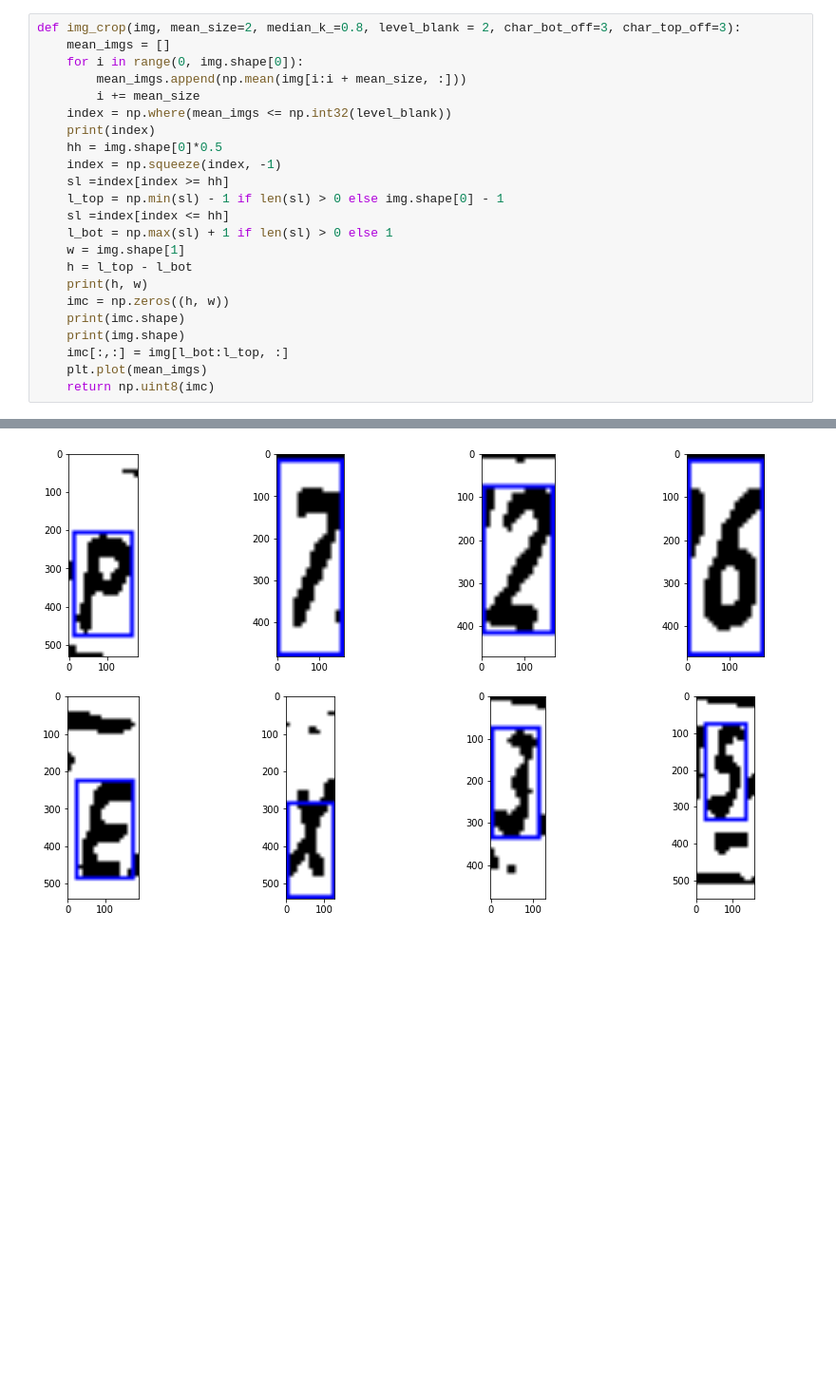
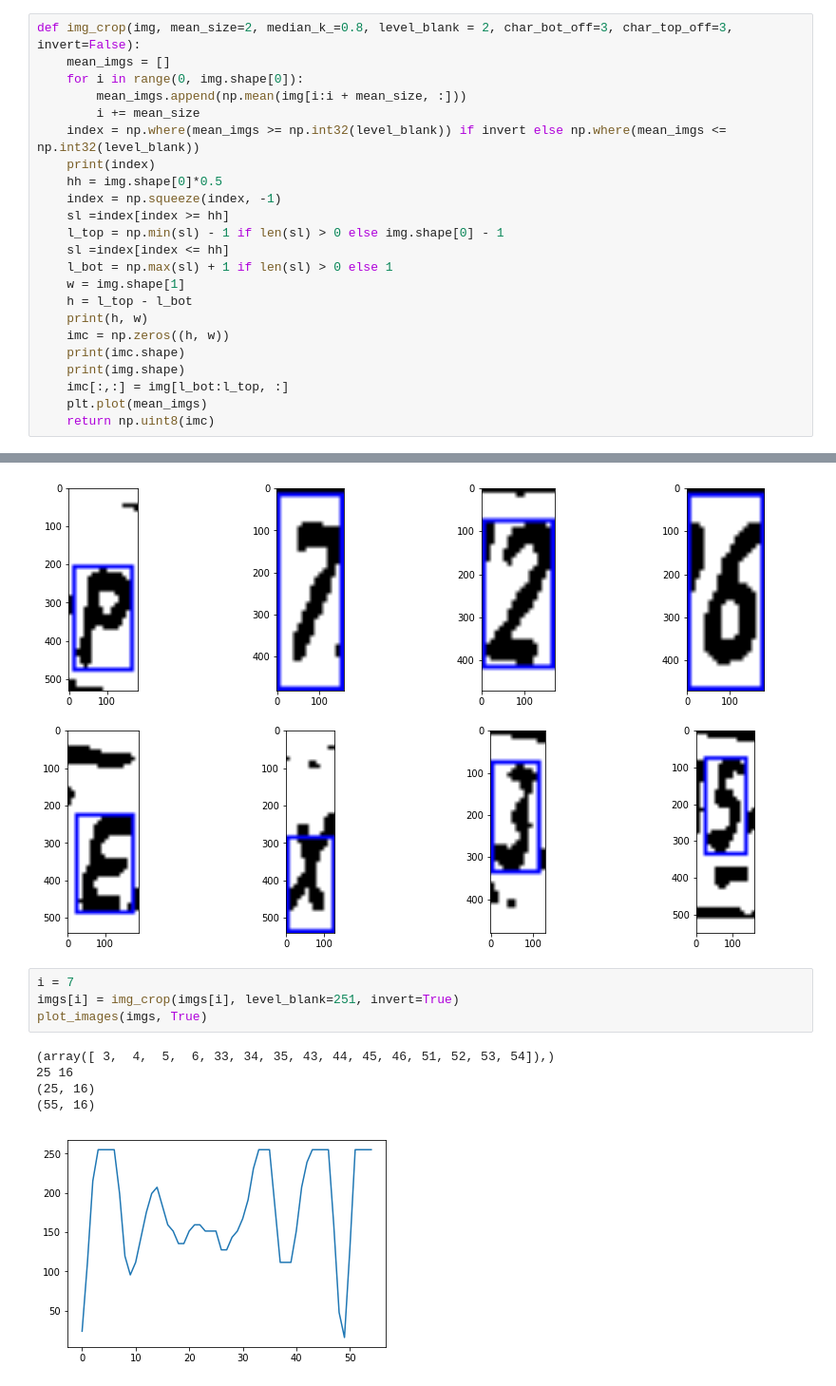
Before and after one commit to BEugen/Rslp, a Jupyter notebook: DataGenerate/img-lp.ipynb, the cells around one changed output, grey strips where cells are left out. Shown at 95% size. Saved outputs shown, nothing was run; the diff lists cells and outputs as text; blank space fills up the shorter version.

```diff
--- a/DataGenerate/img-lp.ipynb
+++ b/DataGenerate/img-lp.ipynb
@@ -81,12 +81,12 @@ def lp_crop(img, mean_size=2, median_k_=0.8, char_size_min=5, max_crop= 5):
         img[0:l_bot, :] = 255
     return img
 # %%
-def img_crop(img, mean_size=2, median_k_=0.8, level_blank = 2, char_bot_off=3, char_top_off=3):
+def img_crop(img, mean_size=2, median_k_=0.8, level_blank = 2, char_bot_off=3, char_top_off=3, invert=False):
     mean_imgs = []
     for i in range(0, img.shape[0]):
         mean_imgs.append(np.mean(img[i:i + mean_size, :]))
         i += mean_size
-    index = np.where(mean_imgs <= np.int32(level_blank))
+    index = np.where(mean_imgs >= np.int32(level_blank)) if invert else np.where(mean_imgs <= np.int32(level_blank))
     print(index)
     hh = img.shape[0]*0.5
     index = np.squeeze(index, -1)
@@ -233,3 +233,13 @@ plot_images(imgs_n, False)
 2.3636363636363638 149.0
 8 Append 149.0
 [figure]
+# %%
+i = 7
+imgs[i] = img_crop(imgs[i], level_blank=251, invert=True)
+plot_images(imgs, True)
+# %% [output]
+(array([ 3,  4,  5,  6, 33, 34, 35, 43, 44, 45, 46, 51, 52, 53, 54]),)
+25 16
+(25, 16)
+(55, 16)
+[figure, added]
```
Also changed, not shown: parts of 1 cell of this notebook.
